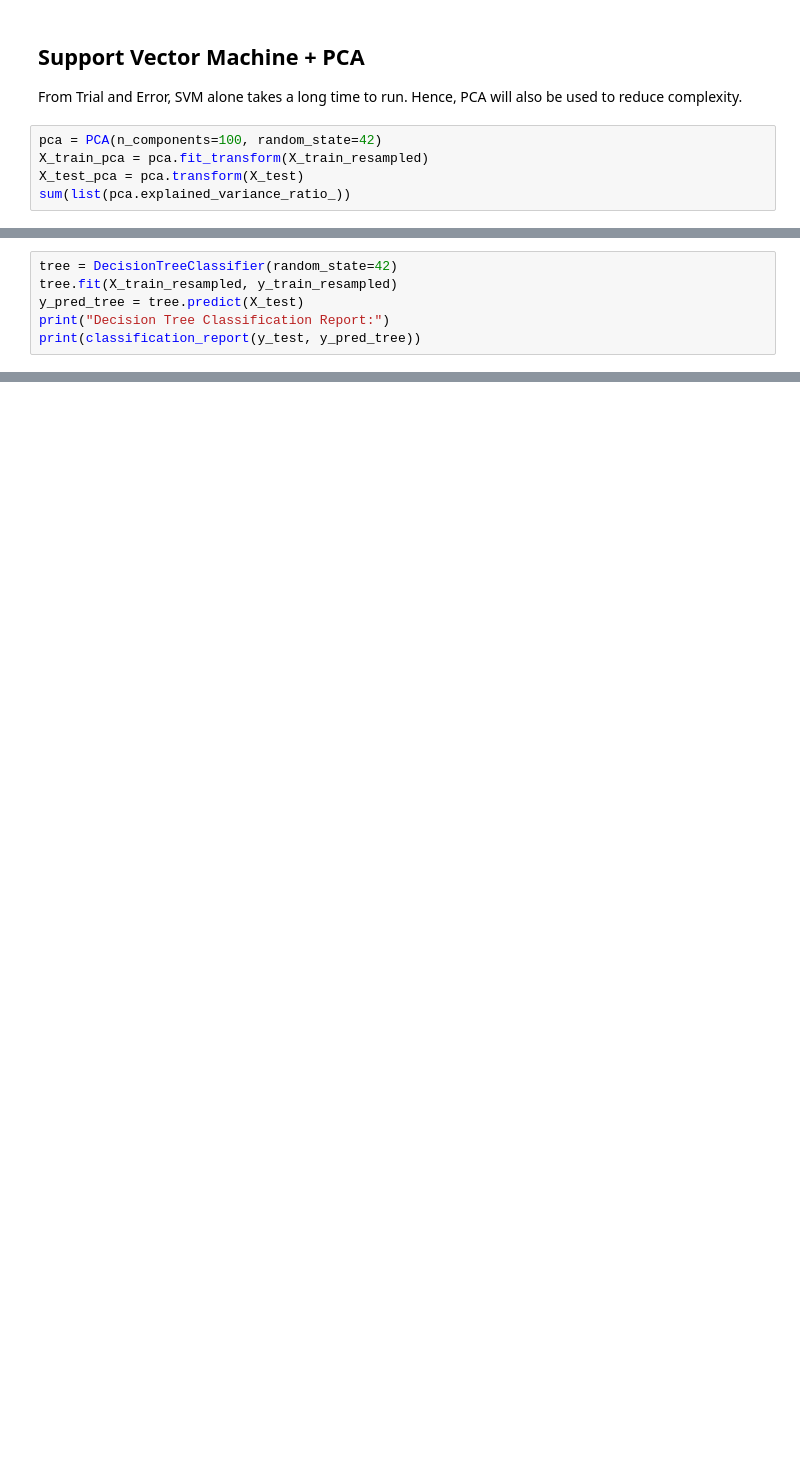
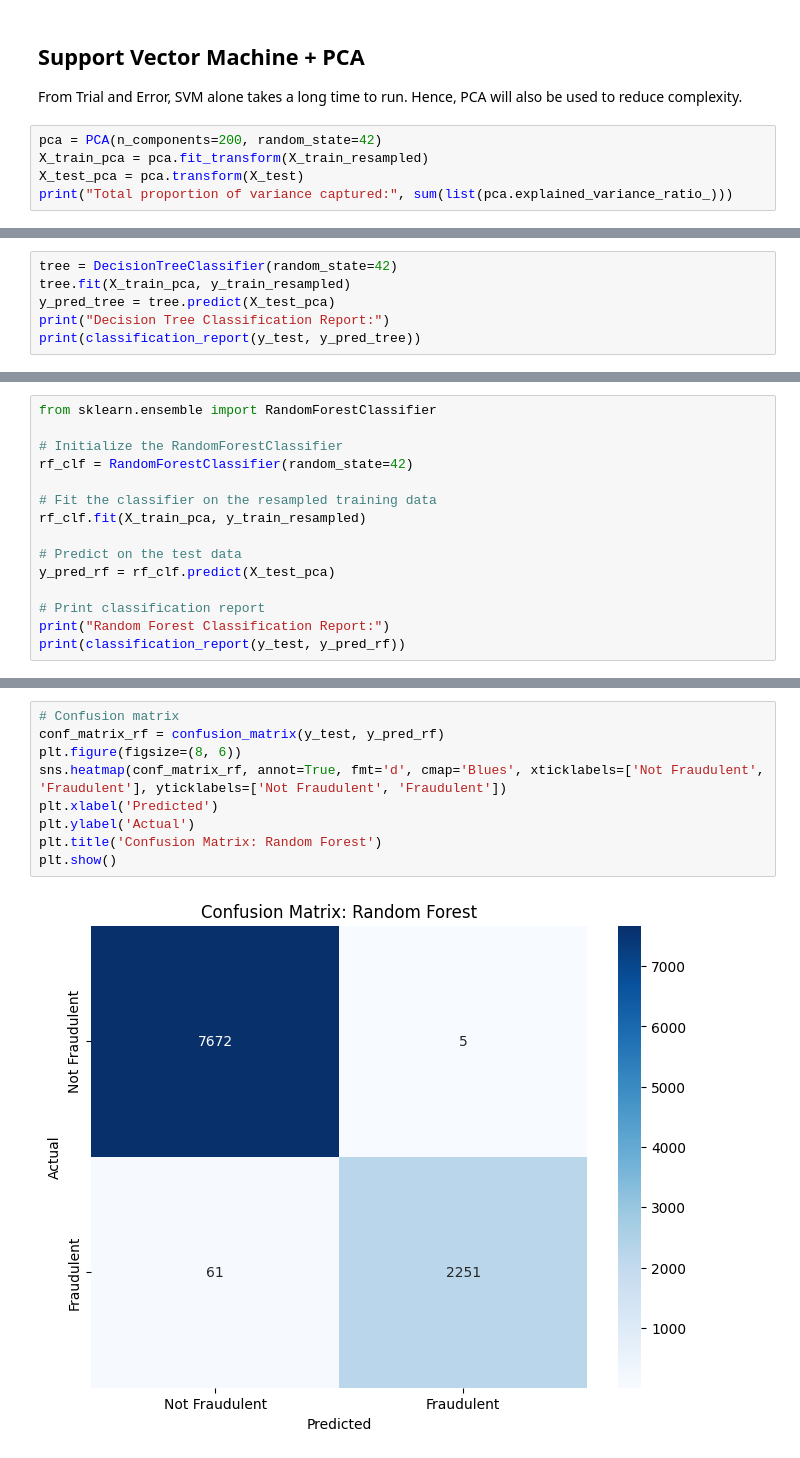
Before and after one commit to domi-bryan/fraudulent-jobs, a Jupyter notebook: fakepostings.ipynb, the cells around one changed output, grey strips where cells are left out. Drawn from its saved outputs; the diff is of its cells as text; blank space fills up the shorter version.

```diff
--- a/fakepostings.ipynb
+++ b/fakepostings.ipynb
@@ -191,7 +252,7 @@ F1-Score: 97.0%
 
 From Trial and Error, SVM alone takes a long time to run. Hence, PCA will also be used to reduce complexity.
 # %%
-pca = PCA(n_components=100, random_state=42)
+pca = PCA(n_components=200, random_state=42)
 X_train_pca = pca.fit_transform(X_train_resampled)
 X_test_pca = pca.transform(X_test)
-sum(list(pca.explained_variance_ratio_))
+print("Total proportion of variance captured:", sum(list(pca.explained_variance_ratio_)))
@@ -247,6 +323,6 @@ To be continued...
 # %%
 tree = DecisionTreeClassifier(random_state=42)
-tree.fit(X_train_resampled, y_train_resampled)
-y_pred_tree = tree.predict(X_test)
+tree.fit(X_train_pca, y_train_resampled)
+y_pred_tree = tree.predict(X_test_pca)
 print("Decision Tree Classification Report:")
 print(classification_report(y_test, y_pred_tree))
@@ -294,0 +383,15 @@ F1-Score: --%
+# %%
+from sklearn.ensemble import RandomForestClassifier
+
+# Initialize the RandomForestClassifier
+rf_clf = RandomForestClassifier(random_state=42)
+
+# Fit the classifier on the resampled training data
+rf_clf.fit(X_train_pca, y_train_resampled)
+
+# Predict on the test data
+y_pred_rf = rf_clf.predict(X_test_pca)
+
+# Print classification report
+print("Random Forest Classification Report:")
+print(classification_report(y_test, y_pred_rf))
@@ -294,0 +408,11 @@ F1-Score: --%
+# %%
+# Confusion matrix
+conf_matrix_rf = confusion_matrix(y_test, y_pred_rf)
+plt.figure(figsize=(8, 6))
+sns.heatmap(conf_matrix_rf, annot=True, fmt='d', cmap='Blues', xticklabels=['Not Fraudulent', 'Fraudulent'], yticklabels=['Not Fraudulent', 'Fraudulent'])
+plt.xlabel('Predicted')
+plt.ylabel('Actual')
+plt.title('Confusion Matrix: Random Forest')
+plt.show()
+# %% [output]
+[figure, added]
```
Also changed, not shown: parts of 50 cells of this notebook, 1 other file.
